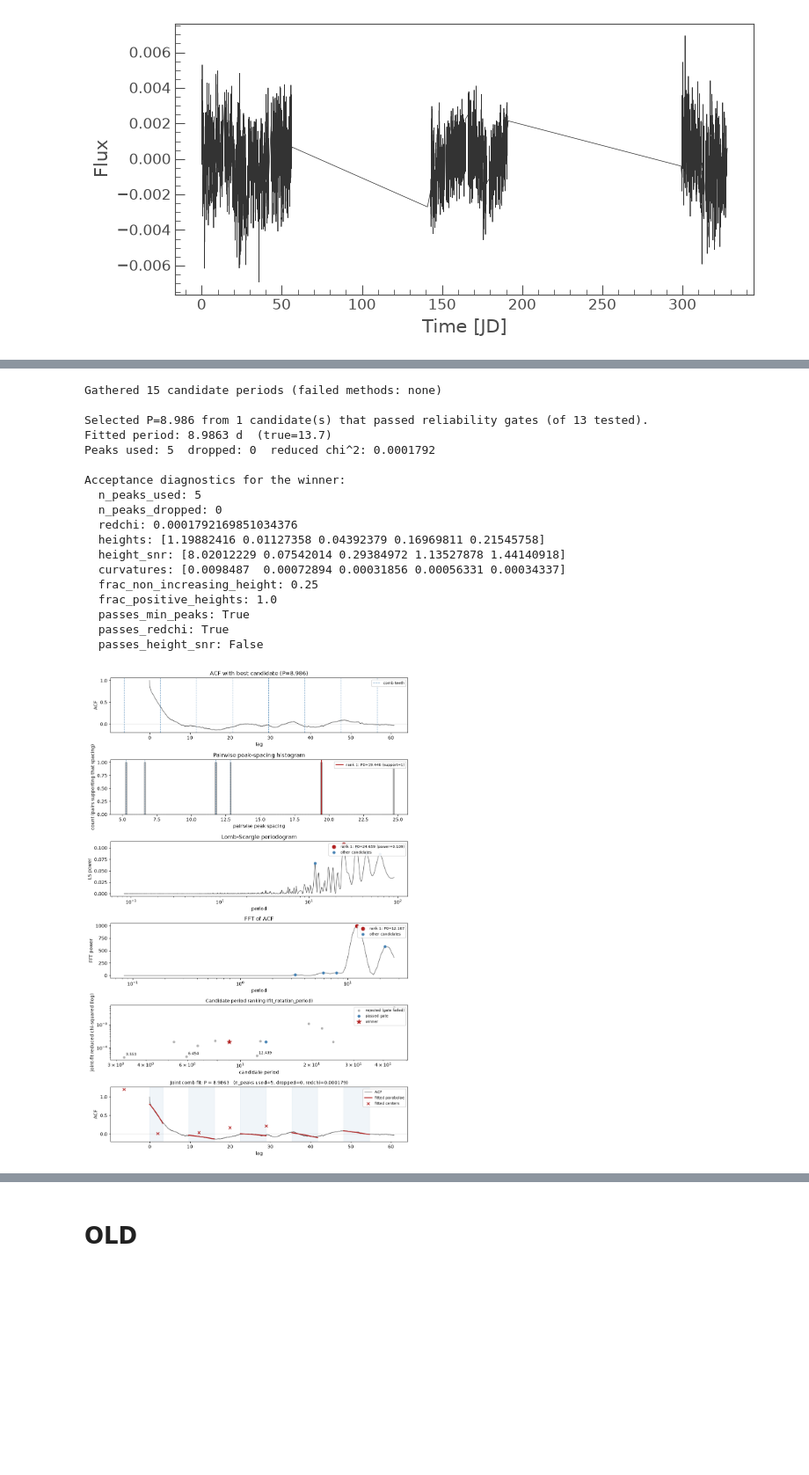
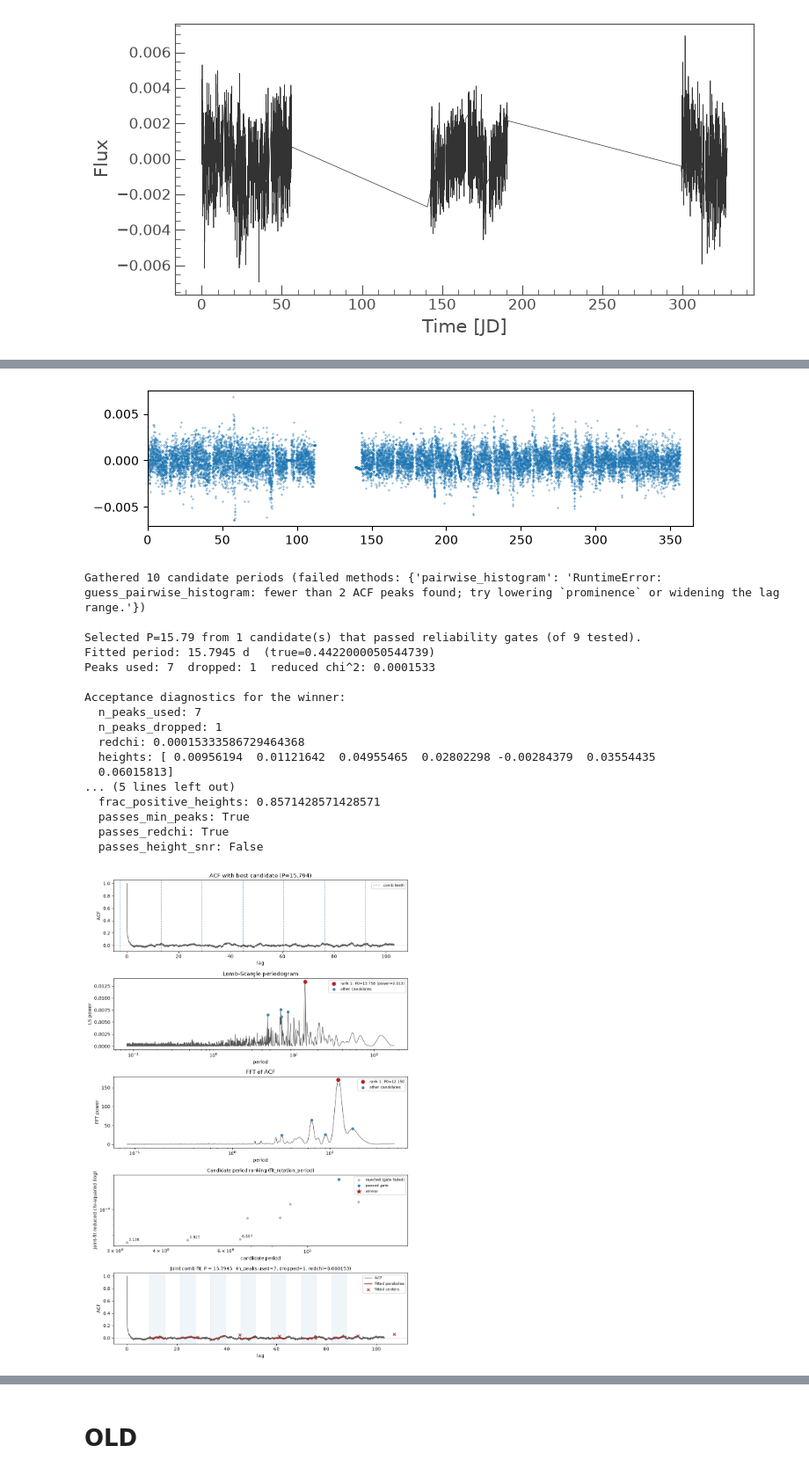
Before and after one commit to rae-holcomb/ss_redevelopment, a Jupyter notebook: ss_claude_sandbox.ipynb, the cells around one changed output, grey strips where cells are left out. Shown at 88% size. Saved outputs shown, nothing was run; the diff lists cells and outputs as text; code cells hidden in the pictures; blank space fills up the shorter version.

```diff
--- a/ss_claude_sandbox.ipynb
+++ b/ss_claude_sandbox.ipynb
@@ -378,86 +344,76 @@ sys.path.insert(0, "claude_files")
 import numpy as np
 from comb_fit import gather_initial_guesses, fit_rotation_period, assess_rotation_candidate
 from plotting import plot_full_diagnostic
+from acf_utils import compute_acf
 
+# fname = df1.filename.iloc[118]
+# fname = df1.filename.iloc[296]
+fname = df1.filename.iloc[10]
 
-def compute_acf(time, flux, max_lag_frac=1 / 3):
-    """Simple FFT-based autocorrelation of an evenly-sampled light curve
-    (no gaps). For real data with NaN-filled gaps, use acf_utils.compute_acf
-    instead -- see example_messy_data.py.
-    """
-    x = flux - np.mean(flux)
-    n = len(x)
-    f = np.fft.fft(x, n=2 * n)
-    acf_full = np.fft.ifft(f * np.conj(f)).real[:n]
-    acf_full /= acf_full[0]
-    dt = np.median(np.diff(time))
-    lags = np.arange(n) * dt
-    mask = lags <= lags[-1] * max_lag_frac
-    return lags[mask], acf_full[mask]
+# open
+time_raw, flux_raw, segments, diagnostics, time_stitch, flux_stitch, time_even, flux_even, header, sectors = unpack_smarts(fname)
+time, flux = time_stitch, flux_stitch # treat the stitched version as default
 
+# plot
+if True:
+    plt.figure(figsize=[8,2])
+    plt.scatter(time_even, flux_even, s=.1)
+    plt.xlim([0, 365])
+    plt.show()
 
 if __name__ == "__main__":
-    # # --- synthetic light curve: two spot harmonics + slow amplitude decay + noise ---
-    # rng = np.random.default_rng(0)
-    # true_P = 13.7  # days
-    # time = np.arange(0, 80.0, 0.02)
-    # phase = 2 * np.pi * time / true_P
-    # amp_mod = 1.0 + 0.4 * np.sin(2 * np.pi * time / (true_P * 9))
-    # flux = 1.0 + 0.01 * amp_mod * (np.sin(phase) + 0.4 * np.sin(2 * phase + 0.3))
-    # flux += rng.normal(0, 0.0015, size=time.size)
-    # flux /= np.median(flux)
-
-    time = te2
-    flux = fe2
+    # time = time_raw
+    # flux = flux_raw
+    true_P = header['PERIOD']
     acf_lags, acf = compute_acf(time, flux)
 
     # --- 1. gather candidate periods from all three methods ---
     # Each guess_* function proposes its own top n_guesses candidates,
     # ranked by its own method-specific evidence, WITHOUT checking them
     # against the ACF's shape -- that happens next, in fit_rotation_period.
     guesses, failed_methods = gather_initial_guesses(time, flux, acf_lags, acf, n_guesses=5)
     print(f"Gathered {len(guesses)} candidate periods "
           f"(failed methods: {failed_methods or 'none'})")
 
     # --- 2. fit every candidate and let the joint comb fit arbitrate ---
     result = fit_rotation_period(acf_lags, acf, guesses)
 
     print(f"\n{result.message}")
     if not result.success:
         print("No reliable rotation period found for this light curve.")
     else:
         print(f"Fitted period: {result.best_fit.P:.4f} d  (true={true_P})")
         print(f"Peaks used: {result.best_fit.n_peaks_used}  "
               f"dropped: {result.best_fit.n_peaks_dropped}  "
               f"reduced chi^2: {result.best_fit.redchi:.4g}")
 
         diagnostics = assess_rotation_candidate(result.best_fit, acf)
         print("\nAcceptance diagnostics for the winner:")
         for k, v in diagnostics.items():
             print(f"  {k}: {v}")
 
 # --- 3. diagnostic plots ---
 fig, axes = plot_full_diagnostic(acf_lags, acf, guesses, result)
 plt.show()
 # fig.savefig("comb_fit_diagnostic.png", dpi=120)
 # print("\nSaved diagnostic figure to comb_fit_diagnostic.png")
 # %% [output]
+[figure, new version]
-Gathered 15 candidate periods (failed methods: none)
+Gathered 10 candidate periods (failed methods: {'pairwise_histogram': 'RuntimeError: guess_pairwise_histogram: fewer than 2 ACF peaks found; try lowering `prominence` or widening the lag range.'})
 
-Selected P=8.986 from 1 candidate(s) that passed reliability gates (of 13 tested).
-Fitted period: 8.9863 d  (true=13.7)
-Peaks used: 5  dropped: 0  reduced chi^2: 0.0001792
+Selected P=15.79 from 1 candidate(s) that passed reliability gates (of 9 tested).
+Fitted period: 15.7945 d  (true=0.4422000050544739)
+Peaks used: 7  dropped: 1  reduced chi^2: 0.0001533
 
 Acceptance diagnostics for the winner:
-  n_peaks_used: 5
-  n_peaks_dropped: 0
-  redchi: 0.0001792169851034376
-  heights: [1.19882416 0.01127358 0.04392379 0.16969811 0.21545758]
-  height_snr: [8.02012229 0.07542014 0.29384972 1.13527878 1.44140918]
-  curvatures: [0.0098487  0.00072894 0.00031856 0.00056331 0.00034337]
-  frac_non_increasing_height: 0.25
-  frac_positive_heights: 1.0
+  n_peaks_used: 7
+  n_peaks_dropped: 1
+  redchi: 0.00015333586729464368
+  heights: [ 0.00956194  0.01121642  0.04955465  0.02802298 -0.00284379  0.03554435
+  0.06015813]
+... (5 lines left out)
+  frac_positive_heights: 0.8571428571428571
   passes_min_peaks: True
   passes_redchi: True
   passes_height_snr: False
-[figure, old version]
+[figure, added]
```
Also changed, not shown: parts of 10 cells of this notebook, 3 other files.
